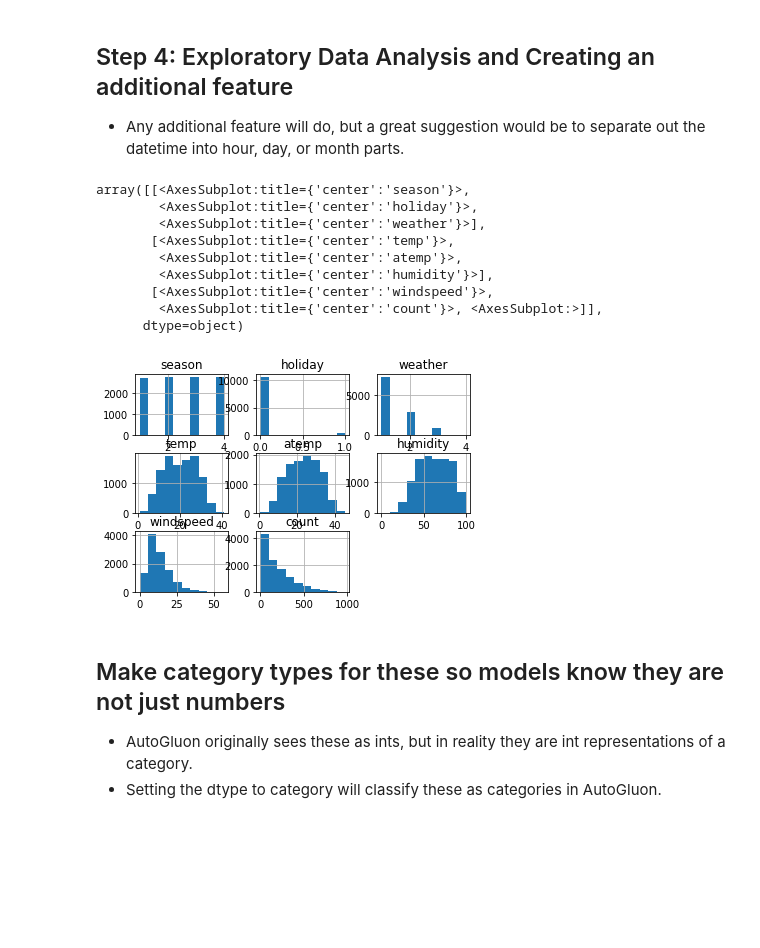
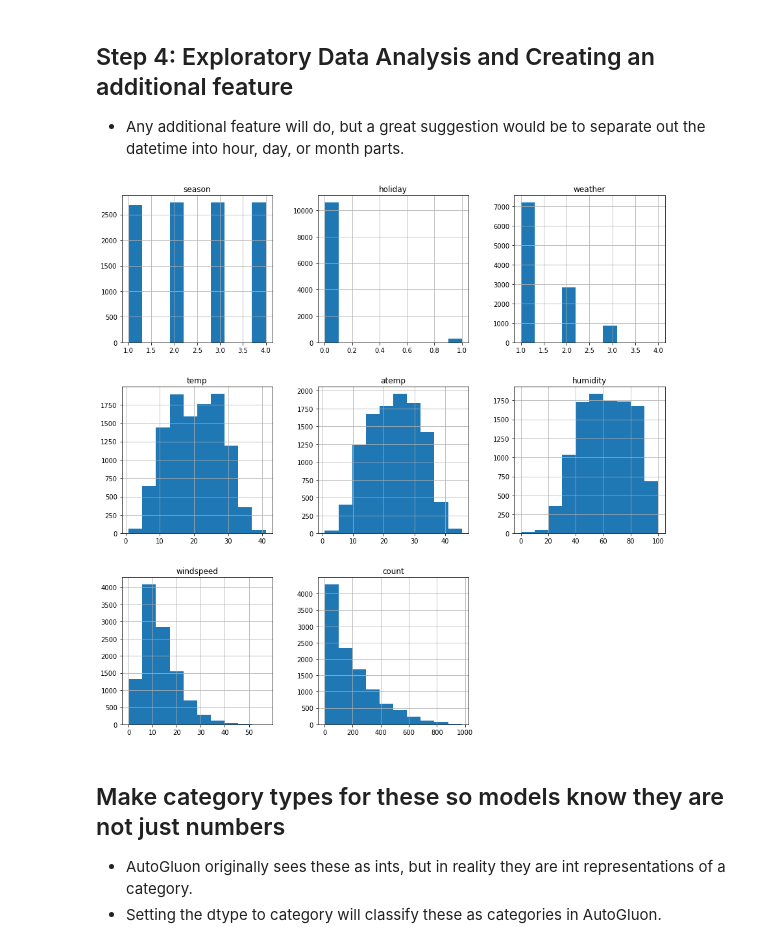
Before and after one commit to wtwarog92/kaggle-bike-sharing-demand, a Jupyter notebook: project-notebook.ipynb, the cells around one changed output. Cells and saved outputs as stored; diff of their text form; code cells hidden in the pictures; blank space fills up the shorter version.

```diff
--- a/project-notebook.ipynb
+++ b/project-notebook.ipynb
@@ -121,7 +126,7 @@ from autogluon.tabular import TabularPredictor
 # %%
 # Create the train dataset in pandas by reading the csv
 # Set the parsing of the datetime column so you can use some of the `dt` features in pandas later
-train = pd.read_csv("train.csv")
+train = pd.read_csv("train.csv", parse_dates=["datetime"])
 train.head()
 # %% [output]
 |  | datetime | season | holiday | workingday | weather | temp | atemp | humidity | windspeed | casual | ... |
@@ -323,17 +330,8 @@ submission.csv               2023-02-02 09:47:33  first raw submission  complete
 * Any additional feature will do, but a great suggestion would be to separate out the datetime into hour, day, or month parts.
 # %%
 # Create a histogram of all features to show the distribution of each one relative to the data. This is part of the exploritory data analysis
-train[features].hist()
+train[features].hist(figsize=(15,15));
 # %% [output]
-array([[<AxesSubplot:title={'center':'season'}>,
-        <AxesSubplot:title={'center':'holiday'}>,
-        <AxesSubplot:title={'center':'weather'}>],
-       [<AxesSubplot:title={'center':'temp'}>,
-        <AxesSubplot:title={'center':'atemp'}>,
-        <AxesSubplot:title={'center':'humidity'}>],
-       [<AxesSubplot:title={'center':'windspeed'}>,
-        <AxesSubplot:title={'center':'count'}>, <AxesSubplot:>]],
-      dtype=object)
-[figure, old version]
+[figure, new version]
 # %%
 # create a new feature
```
Also changed, not shown: parts of 19 cells of this notebook, 3 other files.
